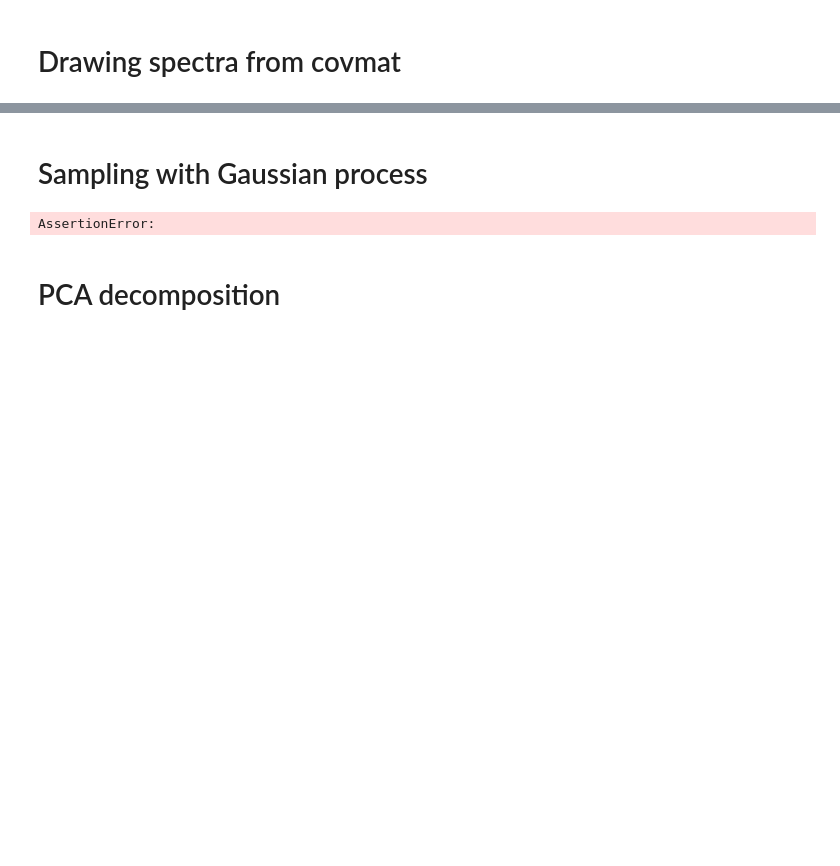
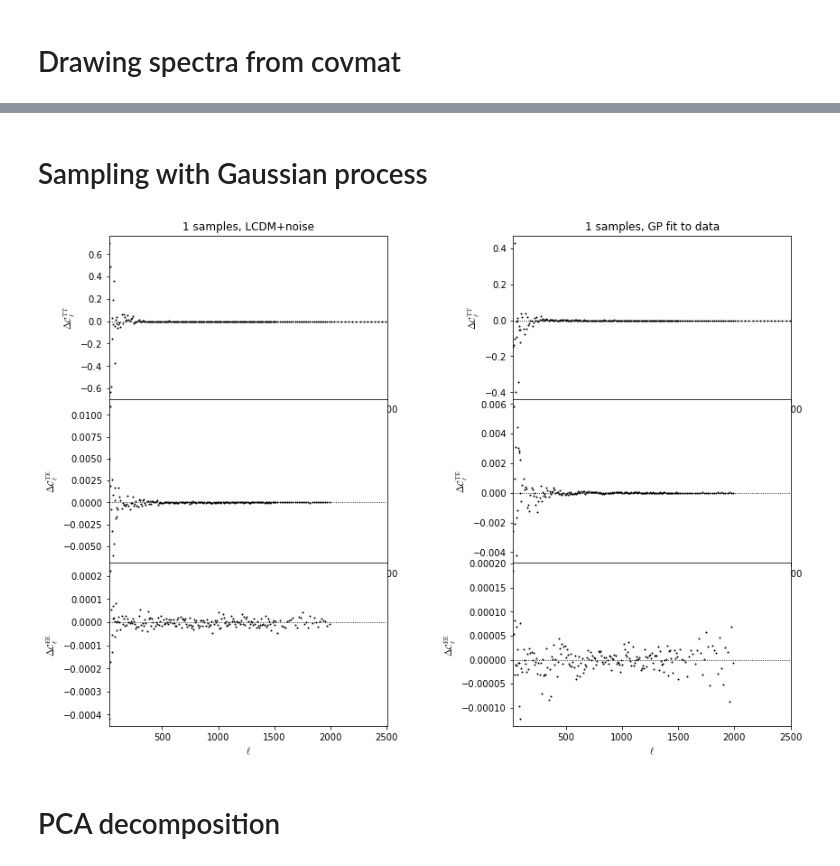
Before and after one commit to EBHolm/likelihood_emulation, a Jupyter notebook: notebooks/cl_sampling.ipynb, the cells around one changed output, grey strips where cells are left out. Cells and saved outputs as stored; diff of their text form; code cells hidden in the pictures; blank space fills up the shorter version.

Commit message:
Added GP sampling. May need debugging

```diff
--- a/notebooks/cl_sampling.ipynb
+++ b/notebooks/cl_sampling.ipynb
@@ -269,16 +281,40 @@ fig.savefig('samples.pdf')
-# %% [markdown]
-# Sampling with Gaussian process
-# %%
-kernel = GPy.kern.RBF(input_dim=sampler.nbin_tot, variance=[1, 0], lengthscale=1.)
-xdata = np.concatenate([sampler.l_tt, sampler.l_te, sampler.l_ee])
-ydata = np.concatenate([sampler.LCDM['Cltt'], sampler.LCDM['Clte'], sampler.LCDM['Clee']])
-model  = GPy.models.GPRegression(xdata, ydata, kernel)
-model.optimize_restarts(num_restarts=10, messages=False)
-
-new_samples = np.array(model.pred(xdata))
-new_samples.shape
-# %% [output]
-AssertionError:
+# %% [markdown]
+# Sampling with Gaussian process
+# %%
+N = 1000
+scale = 1
+samples_gp = sampler.sample_gp(size=N)
+
+N_plot = 1
+# %%
+fig, ax = plt.subplots(3, 2, figsize=(4*width, 5*height))
+ax[0,0].set_title(f'{N_plot} samples, LCDM+noise')
+ax[0,0].set(xticks=[],xticklabels=[],  ylabel=r'$\Delta \mathcal{C}_\ell^{\mathrm{TT}}$', xscale='linear', xlim=llim)
+ax[1,0].set(xticks=[], xticklabels=[], ylabel=r'$\Delta  \mathcal{C}_\ell^{\mathrm{TE}}$', xscale='linear', xlim=llim)
+ax[2,0].set(xlabel=r'$\ell$', ylabel=r'$\Delta \mathcal{C}_\ell^{\mathrm{EE}}$', xscale='linear', xlim=llim)
+for idx in range(N_plot):
+    ax[0,0].plot(sampler.l_tt, samples.tt[idx] - sampler.LCDM['Cltt'], 'k.', lw=sample_ls, alpha=sample_alpha, ms=2)
+    ax[0,0].plot(sampler.l_tt, np.zeros(len(sampler.l_tt)), 'k:', lw=0.9)
+    ax[1,0].plot(sampler.l_te, samples.te[idx] - sampler.LCDM['Clte'], 'k.', lw=sample_ls, alpha=sample_alpha, ms=2)
+    ax[1,0].plot(sampler.l_tt, np.zeros(len(sampler.l_tt)), 'k:', lw=0.9)
+    ax[2,0].plot(sampler.l_ee, samples.ee[idx] - sampler.LCDM['Clee'], 'k.', lw=sample_ls, alpha=sample_alpha, ms=2)
+    ax[2,0].plot(sampler.l_tt, np.zeros(len(sampler.l_tt)), 'k:', lw=0.9)
+ax[0,1].set_title(f'{N_plot} samples, GP fit to data')
+ax[0,1].set(xticks=[],xticklabels=[],  ylabel=r'$\Delta \mathcal{C}_\ell^{\mathrm{TT}}$', xscale='linear', xlim=llim)
+ax[1,1].set(xticks=[], xticklabels=[], ylabel=r'$\Delta  \mathcal{C}_\ell^{\mathrm{TE}}$', xscale='linear', xlim=llim)
+ax[2,1].set(xlabel=r'$\ell$', ylabel=r'$\Delta \mathcal{C}_\ell^{\mathrm{EE}}$', xscale='linear', xlim=llim)
+for idx in range(N_plot):
+    ax[0,1].plot(sampler.l_tt, samples_gp.tt[idx] - sampler.LCDM['Cltt'], 'k.', lw=sample_ls, alpha=sample_alpha, ms=2)
+    ax[0,1].plot(sampler.l_tt, np.zeros(len(sampler.l_tt)), 'k:', lw=0.9)
+    ax[1,1].plot(sampler.l_te, samples_gp.te[idx] - sampler.LCDM['Clte'], 'k.', lw=sample_ls, alpha=sample_alpha, ms=2)
+    ax[1,1].plot(sampler.l_tt, np.zeros(len(sampler.l_tt)), 'k:', lw=0.9)
+    ax[2,1].plot(sampler.l_ee, samples_gp.ee[idx] - sampler.LCDM['Clee'], 'k.', lw=sample_ls, alpha=sample_alpha, ms=2)
+    ax[2,1].plot(sampler.l_tt, np.zeros(len(sampler.l_tt)), 'k:', lw=0.9)
+
+fig.subplots_adjust(hspace=0, wspace=0.45)
+fig.savefig('samples_gp.pdf')
+# %% [output]
+[figure, added]
 # %% [markdown]
 # PCA decomposition
 # %%
```
Also changed, not shown: parts of 9 cells of this notebook.
